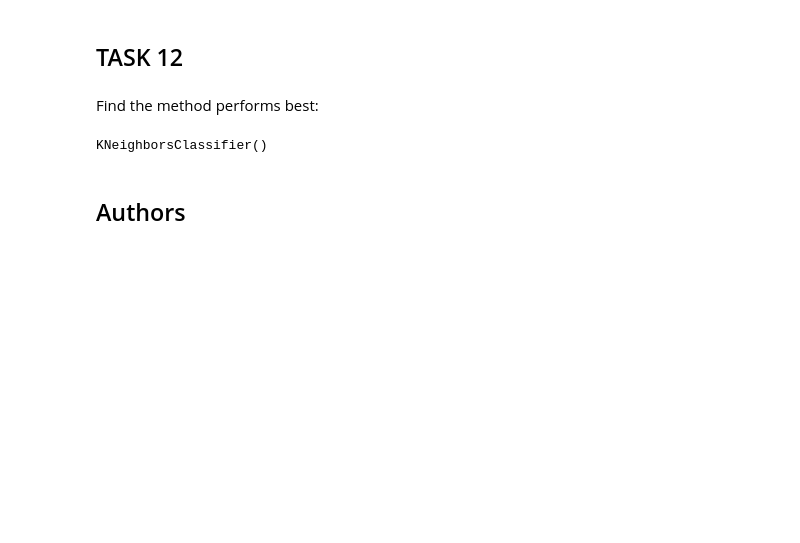
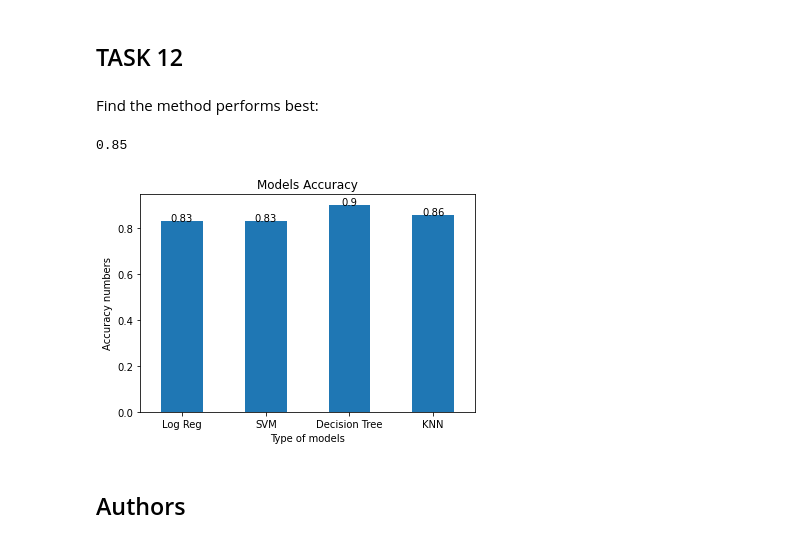
Before and after one commit to vseah38/Coursera_AppliedDS, a Jupyter notebook: Machine Learning Prediction.ipynb, the cells around one changed output. Cells and saved outputs as stored; diff of their text form; code cells hidden in the pictures; blank space fills up the shorter version.

```diff
--- a/Machine Learning Prediction.ipynb
+++ b/Machine Learning Prediction.ipynb
@@ -182,4 +182,5 @@ parameters ={'C':[0.01,0.1,1],
 parameters ={"C":[0.01,0.1,1],'penalty':['l2'], 'solver':['lbfgs']}# l1 lasso l2 ridge
 lr=LogisticRegression()
 logreg_cv = GridSearchCV(lr,parameters)
-logreg_cv.fit(X_train, Y_train)
+a1=logreg_cv.fit(X_train, Y_train).best_score_
+a2=logreg_cv.fit(X_train, Y_train).best_params_
@@ -224,4 +221,5 @@ parameters = {'kernel':('linear', 'rbf','poly','rbf', 'sigmoid'),
 svm = SVC()
 # %%
 svm_cv = GridSearchCV(svm,parameters)
-svm_cv.fit(X_train, Y_train)
+b1=svm_cv.fit(X_train, Y_train).best_score_
+b2=svm_cv.fit(X_train, Y_train).best_params_
@@ -269,4 +260,5 @@ parameters = {'criterion': ['gini', 'entropy'],
 tree = DecisionTreeClassifier()
 # %%
 tree_cv = GridSearchCV(tree,parameters)
-tree_cv.fit(X_train, Y_train)
+c1=tree_cv.fit(X_train, Y_train).best_score_
+c2=tree_cv.fit(X_train, Y_train).best_params_
@@ -312,4 +296,5 @@ parameters = {'n_neighbors': [1, 2, 3, 4, 5, 6, 7, 8, 9, 10],
 KNN = KNeighborsClassifier()
 # %%
 knn_cv = GridSearchCV(KNN,parameters)
-knn_cv.fit(X_train, Y_train)
+d1=knn_cv.fit(X_train, Y_train).best_score_
+d2=knn_cv.fit(X_train, Y_train).best_params_
@@ -344,10 +324,34 @@ plot_confusion_matrix(Y_test,yhat)
 ## TASK  12
 # %% [markdown]
 Find the method performs best:
-# %%
-KNN
-# %% [output]
-KNeighborsClassifier()
+# %%
+print (a1.best_score_)
+# %% [output]
+0.85
+# %%
+x=['Log Reg', 'SVM', 'Decision Tree', 'KNN']
+y=[round(a1,2), round(b1,2), round(c1,2), round(d1,2)]
+bar_acc=pd.DataFrame({'models':['Log Reg', 'SVM', 'Decision Tree', 'KNN'], 'val':[a1, b1, c1, d1]})
+ax = bar_acc.plot.bar(x='models', y='val', rot=0, legend=None)
+
+def addlabels(x,y):
+    for i in range(len(x)):
+        plt.text(i, y[i], y[i], ha = 'center')
+
+# calling the function to add value labels
+addlabels(x, y)
+
+# giving title to the plot
+plt.title("Models Accuracy")
+
+# giving X and Y labels
+plt.xlabel("Type of models")
+plt.ylabel("Accuracy numbers")
+
+# visualizing the plot
+plt.show()
+# %% [output]
+[figure, added]
 # %% [markdown]
 ## Authors
 # %% [markdown]
```
Also changed, not shown: parts of 12 cells of this notebook.
